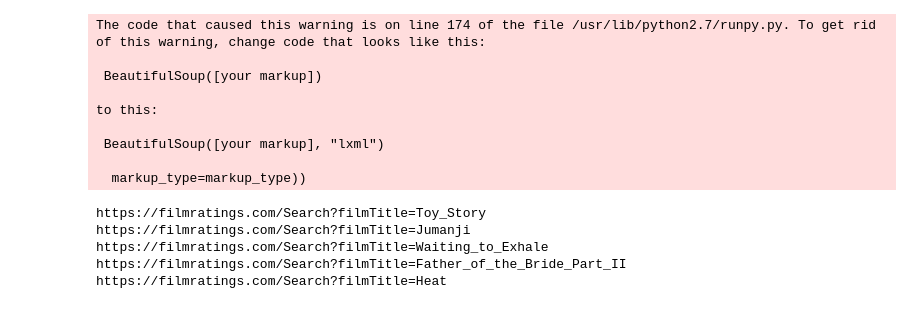
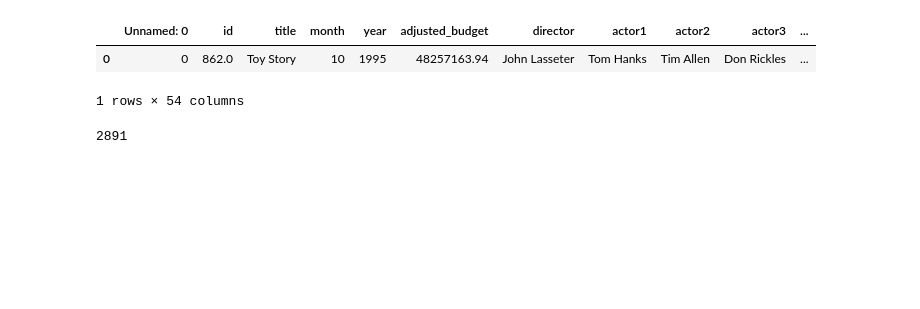
Before and after one commit to apoovey/DataScienceFinalProject, a Jupyter notebook: mpaa_rating.ipynb, the cells around one changed output. Cells and saved outputs as stored; diff of their text form; code cells hidden in the pictures; blank space fills up the shorter version.

```diff
--- a/mpaa_rating.ipynb
+++ b/mpaa_rating.ipynb
@@ -12,41 +0,0 @@ from selenium.webdriver.common.by import By
-# %%
-site_url = 'https://filmratings.com/Search?filmTitle='
-data = pd.read_csv('data/data_rec.csv')
-ratings = []
-for index, row in data.iterrows():
-    title = row['title']
-    title = title.replace(" ","_")
-    url = site_url + title
-    browser = webdriver.PhantomJS()
-    browser.get(url)
-    timeout = 5
-    try:
-        element_present = EC.presence_of_element_located((By.CLASS_NAME, 'resultRow'))
-        WebDriverWait(browser, timeout).until(element_present)
-    except TimeoutException:
-        print row['title']
-        pass
-        ratings.append('none')
-        continue
-    soup = BeautifulSoup(browser.page_source)
-    print url
-#     print soup
-    table = soup.find('div', {'class' :'resultRow' })
-    rating = table.find('div', {'class': 'resultData _filmRating'})
-    rating =  str(rating.contents).split('\'')[1]
-    ratings.append(rating)
-# %% [output]
-The code that caused this warning is on line 174 of the file /usr/lib/python2.7/runpy.py. To get rid of this warning, change code that looks like this:
-
- BeautifulSoup([your markup])
-
-to this:
-
- BeautifulSoup([your markup], "lxml")
-
-  markup_type=markup_type))
-https://filmratings.com/Search?filmTitle=Toy_Story
-https://filmratings.com/Search?filmTitle=Jumanji
-https://filmratings.com/Search?filmTitle=Waiting_to_Exhale
-https://filmratings.com/Search?filmTitle=Father_of_the_Bride_Part_II
-https://filmratings.com/Search?filmTitle=Heat
@@ -52,0 +9,19 @@ https://filmratings.com/Search?filmTitle=Heat
+# %%
+data.head(1)
+# %% [output]
+|  | Unnamed: 0 | id | title | month | year | adjusted_budget | director | actor1 | actor2 | actor3 | ... |
+| 0 | 0 | 862.0 | Toy Story | 10 | 1995 | 48257163.94 | John Lasseter | Tom Hanks | Tim Allen | Don Rickles | ... |
+1 rows × 54 columns
+# %%
+# for index, row in data.iterrows():
+#     if row['mpaa_ratings'].isalpha():
+#         continue
+#     row['mpaa_ratings'] = 'none'
+count = 0
+
+for index, row in data.iterrows():
+    if row['mpaa_ratings'] == 'none':
+        count += 1
+count
+# %% [output]
+2891
```
Also changed, not shown: parts of 12 cells of this notebook, 5 other files.
